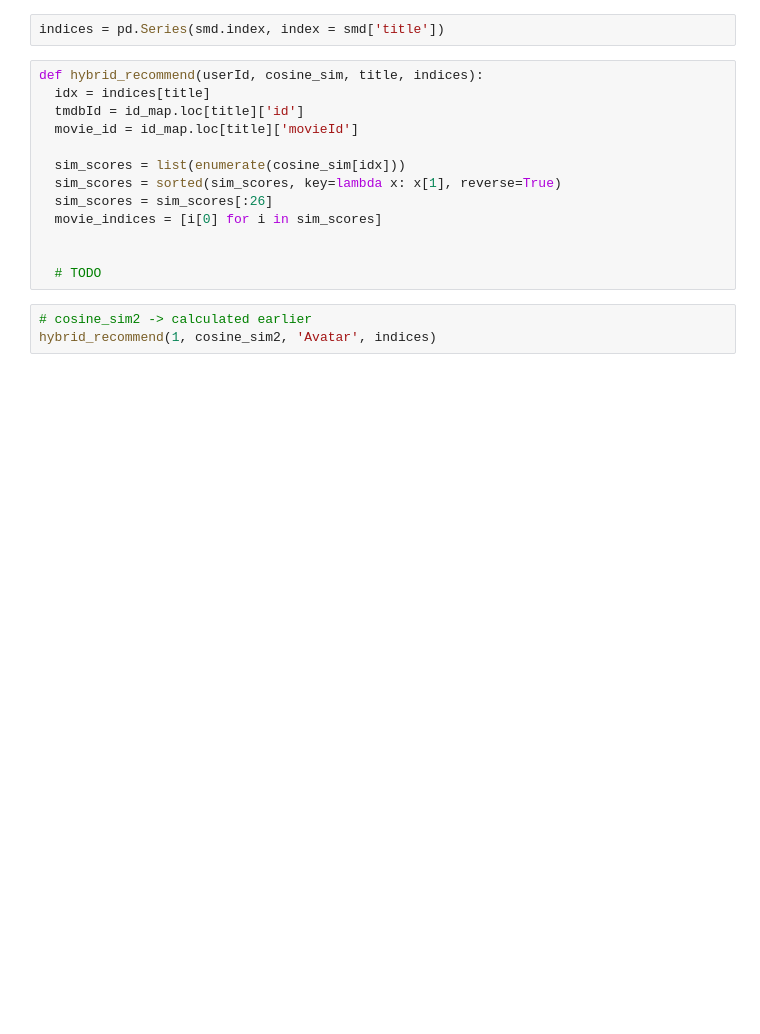
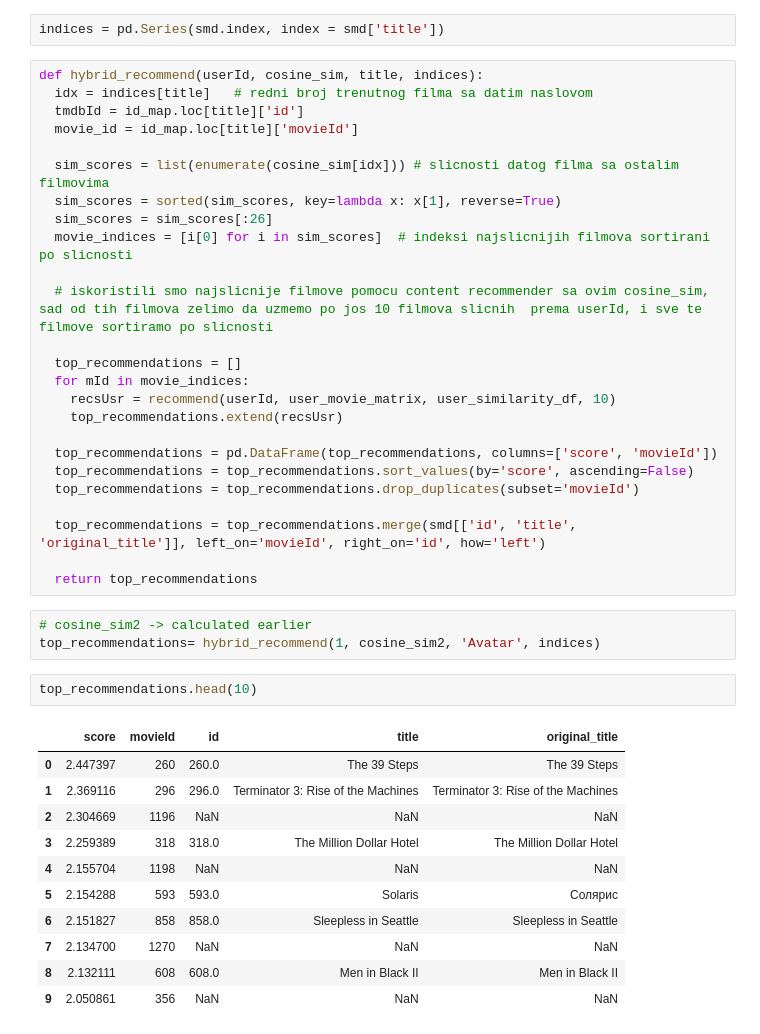
Before and after one commit to mcucii/ML-Kaggle-projects, a Jupyter notebook: Movie Recommender Systems/Movie_Recommender_Systems.ipynb, the cells around one changed output. Cells and saved outputs as stored; diff of their text form; blank space fills up the shorter version.

Commit message:
finished hybrid recommender

```diff
--- a/Movie Recommender Systems/Movie_Recommender_Systems.ipynb
+++ b/Movie Recommender Systems/Movie_Recommender_Systems.ipynb
@@ -626,17 +624,43 @@ indices_map = id_map.set_index('id')
 indices = pd.Series(smd.index, index = smd['title'])
 # %%
 def hybrid_recommend(userId, cosine_sim, title, indices):
-  idx = indices[title]
+  idx = indices[title]   # redni broj trenutnog filma sa datim naslovom
   tmdbId = id_map.loc[title]['id']
   movie_id = id_map.loc[title]['movieId']
 
-  sim_scores = list(enumerate(cosine_sim[idx]))
+  sim_scores = list(enumerate(cosine_sim[idx])) # slicnosti datog filma sa ostalim filmovima
   sim_scores = sorted(sim_scores, key=lambda x: x[1], reverse=True)
   sim_scores = sim_scores[:26]
-  movie_indices = [i[0] for i in sim_scores]
+  movie_indices = [i[0] for i in sim_scores]  # indeksi najslicnijih filmova sortirani po slicnosti
 
+  # iskoristili smo najslicnije filmove pomocu content recommender sa ovim cosine_sim, sad od tih filmova zelimo da uzmemo po jos 10 filmova slicnih  prema userId, i sve te filmove sortiramo po slicnosti
 
-  # TODO
+  top_recommendations = []
+  for mId in movie_indices:
+    recsUsr = recommend(userId, user_movie_matrix, user_similarity_df, 10)
+    top_recommendations.extend(recsUsr)
+
+  top_recommendations = pd.DataFrame(top_recommendations, columns=['score', 'movieId'])
+  top_recommendations = top_recommendations.sort_values(by='score', ascending=False)
+  top_recommendations = top_recommendations.drop_duplicates(subset='movieId')
+
+  top_recommendations = top_recommendations.merge(smd[['id', 'title', 'original_title']], left_on='movieId', right_on='id', how='left')
+
+  return top_recommendations
 # %%
 # cosine_sim2 -> calculated earlier
-hybrid_recommend(1, cosine_sim2, 'Avatar', indices)
+top_recommendations= hybrid_recommend(1, cosine_sim2, 'Avatar', indices)
+# %%
+top_recommendations.head(10)
+# %% [output]
+|  | score | movieId | id | title | original_title |
+| 0 | 2.447397 | 260 | 260.0 | The 39 Steps | The 39 Steps |
+| 1 | 2.369116 | 296 | 296.0 | Terminator 3: Rise of the Machines | Terminator 3: Rise of the Machines |
+| 2 | 2.304669 | 1196 | NaN | NaN | NaN |
+| 3 | 2.259389 | 318 | 318.0 | The Million Dollar Hotel | The Million Dollar Hotel |
+| 4 | 2.155704 | 1198 | NaN | NaN | NaN |
+| 5 | 2.154288 | 593 | 593.0 | Solaris | Солярис |
+| 6 | 2.151827 | 858 | 858.0 | Sleepless in Seattle | Sleepless in Seattle |
+| 7 | 2.134700 | 1270 | NaN | NaN | NaN |
+| 8 | 2.132111 | 608 | 608.0 | Men in Black II | Men in Black II |
+| 9 | 2.050861 | 356 | NaN | NaN | NaN |
```
Also changed, not shown: parts of 3 cells of this notebook.
